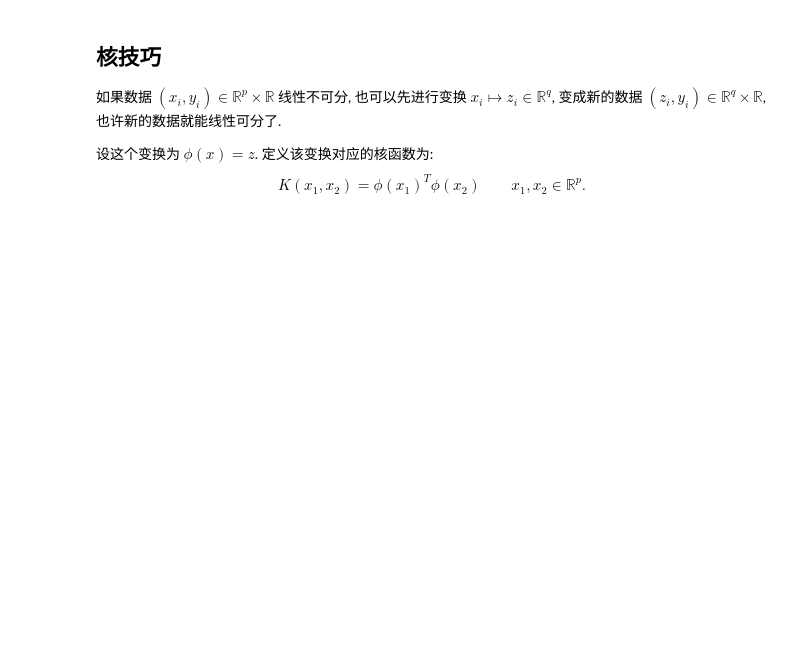
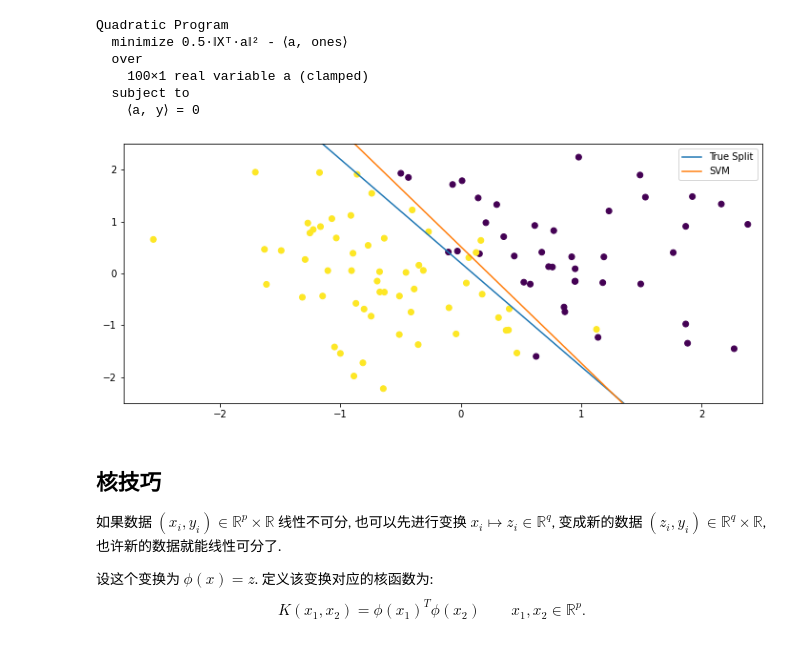
Before and after one commit to ForeverHaibara/Fudan-Courses, a Jupyter notebook: 统计学习概论/7 Support Vector Machine.ipynb, the cells around one changed output. Saved outputs shown, nothing was run; the diff lists cells and outputs as text; code cells hidden in the pictures; blank space fills up the shorter version.

```diff
--- a/统计学习概论/7 Support Vector Machine.ipynb
+++ b/统计学习概论/7 Support Vector Machine.ipynb
@@ -60,3 +163,74 @@ $$\begin{aligned}\sup_{\lambda\geqslant 0}\inf_{w,b}\left\{\frac 12 \Vert w\Vert
+# %%
+import numpy as np
+import picos
+class SVM_dual():
+    def __init__(self) -> None:
+        self.w = None
+
+    def fit(self, X, y, C = 10.):
+        n, p = X.shape[0], X.shape[1] + 1
+        y_ = np.where(y, 1, -1).astype('float')
+        X_ = picos.Constant('X', X * y_.reshape((-1, 1)))
+        ones = picos.Constant('ones', np.ones(n))
+        y_ = picos.Constant('y', y_)
+
+        _svm = picos.Problem()
+        a = picos.RealVariable('a', (n, 1), lower = 0, upper = C)
+        _svm.add_constraint((a|y_) == 0)
+        _svm.minimize = .5 * abs(X_.T * a) ** 2 - (a|ones)
+        print(_svm)
+        _svm.solve()
+
+        self.w = (np.array(a.value) * np.array(X_.value)).sum(axis = 0)
+        self.compute_b(X @ self.w, y)
+
+    def compute_b(self, r, y):
+        """Compute the interception in O(nlnn) after solving dual problem."""
+        # y(r + b) >= 1 - \xi
+        r = np.where(y, r - 1, r + 1)
+        sorts = np.argsort(r)
+        r, y = r[sorts], y[sorts]
+        pos_num, pos_r = np.cumsum(y), np.cumsum(y * r)
+        neg_num, neg_r = np.cumsum(y ^ 1), np.cumsum((y ^ 1) * r)
+        neg_num, neg_r = neg_num[-1] - neg_num, neg_r[-1] - neg_r
+        goal = (neg_num - pos_num) * (-r) + neg_r - pos_r
+        self.b = -r[np.argmin(goal)]
+
+    def __call__(self, X, return_margin = False):
+        margin = ((X @ self.w + self.b)).flatten()
+        return margin if return_margin else margin > 0
+
+    def coeffs(self):
+        return np.concatenate([np.array([self.b]), self.w])
+
+
+from matplotlib import pyplot as plt
+np.random.seed(0)
+data = np.random.randn(100, 2)
+real_coeffs = np.array([-.2, 2, 1])
+labels = data @ real_coeffs[1:] + real_coeffs[0] + np.random.randn(data.shape[0]) * .5 < 0
+svm = SVM_dual()
+svm.fit(data, labels, C = .1)
+
+plt.figure(figsize = (12, 5))
+plt.scatter(data[:,0], data[:,1], c = labels)
+plt.xlim(-2.8, 2.5)
+plt.ylim(-2.5, 2.5)
+def draw_line(w, **kwargs):
+    l = 100
+    plt.plot([-l, l], [-(w[0] + w[1] * (-l))/w[2], -(w[0] + w[1] * (l))/w[2]])
+draw_line(real_coeffs)
+draw_line(svm.coeffs())
+plt.legend(['True Split', 'SVM'])
+plt.show()
+# %% [output]
+Quadratic Program
+  minimize 0.5·‖Xᵀ·a‖² - ⟨a, ones⟩
+  over
+    100×1 real variable a (clamped)
+  subject to
+    ⟨a, y⟩ = 0
+[figure, added]
 # %% [markdown]
 ## 核技巧
 
```
Also changed, not shown: parts of 6 cells of this notebook, 3 other files.
